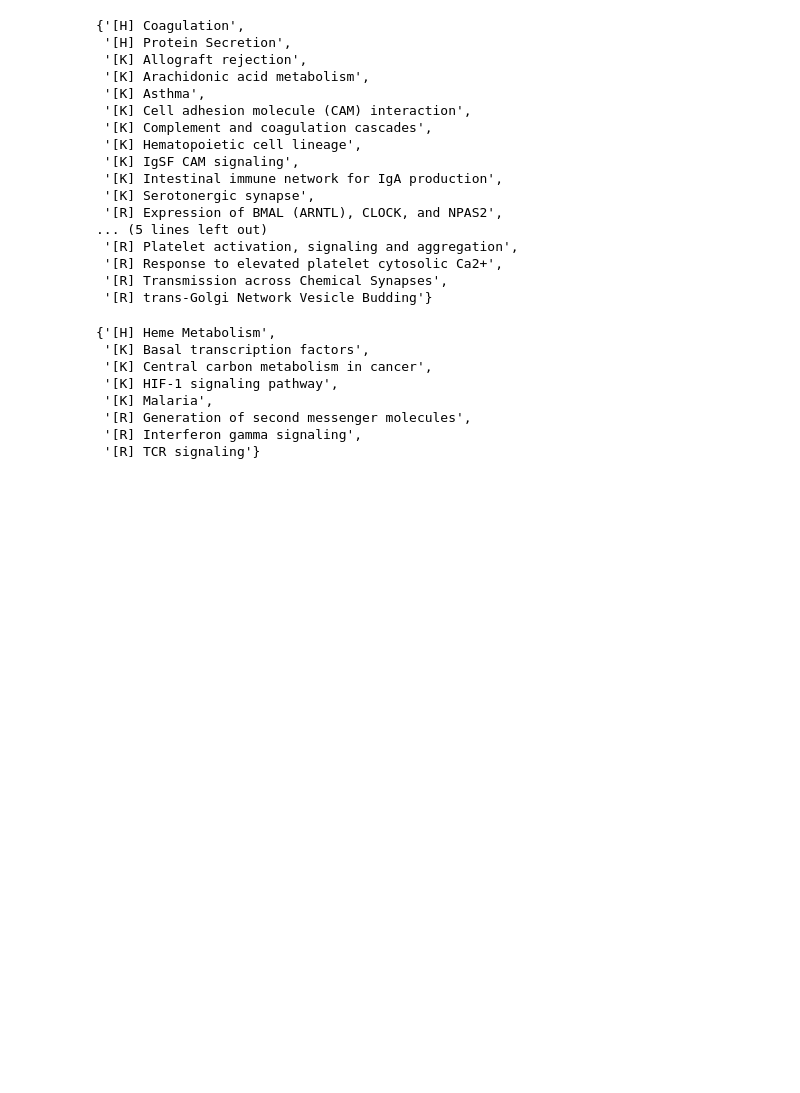
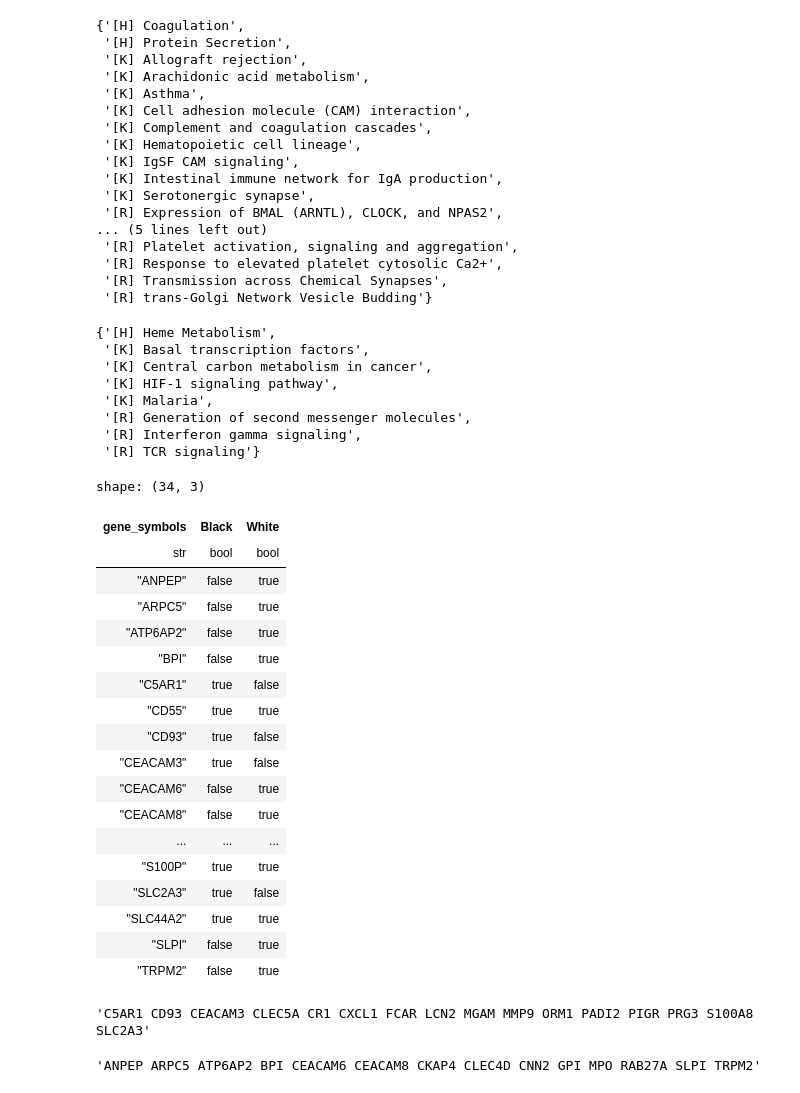
Before and after one commit to PNNL-CompBio/amlMultidrugResistance, a Jupyter notebook: aml_outcome_disparities/analysis/mutations/7b_pathway_enrichment_summary.ipynb, the cells around one changed output. Drawn from its saved outputs; the diff is of its cells as text; code cells hidden in the pictures; blank space fills up the shorter version.

```diff
--- a/aml_outcome_disparities/analysis/mutations/7b_pathway_enrichment_summary.ipynb
+++ b/aml_outcome_disparities/analysis/mutations/7b_pathway_enrichment_summary.ipynb
@@ -762,3 +764,82 @@ set(y.filter((pl.col("population") == "White") & (pl.col("direction") == "down")
  '[R] Generation of second messenger molecules',
  '[R] Interferon gamma signaling',
  '[R] TCR signaling'}
+# %%
+with pl.Config(set_tbl_rows=40):
+    z = (
+        all_pathways
+        .filter(
+            (pl.col("mutation_comparison") == "FLT3-ITDxNPM1-WT")
+            & (pl.col("pathway_name") == "[R] Neutrophil degranulation")
+            & (pl.col("direction") == "down")
+            & (pl.col("omics_type").is_in(["Transcriptomics", "Proteomics"]))
+        )
+        .select(
+            "population",
+            (
+                pl.col("gene_symbols")
+                .str.split("/")
+            )
+        )
+        .explode("gene_symbols")
+        .group_by(
+            "population",
+            "gene_symbols"
+        )
+        .agg()
+        .sort(
+            "population",
+            "gene_symbols"
+        )
+        .group_by("gene_symbols")
+        .agg(
+            (pl.col("population") == "Black").any().alias("Black"),
+            (pl.col("population") == "White").any().alias("White"),
+        )
+        .sort("gene_symbols")
+    )
+    display(z)
+# %% [output]
+shape: (34, 3)
+| gene_symbols | Black | White |
+| str | bool | bool |
+| "ANPEP" | false | true |
+| "ARPC5" | false | true |
+| "ATP6AP2" | false | true |
+| "BPI" | false | true |
+| "C5AR1" | true | false |
+| "CD55" | true | true |
+| "CD93" | true | false |
+| "CEACAM3" | true | false |
+| "CEACAM6" | false | true |
+| "CEACAM8" | false | true |
+| ... | ... | ... |
+| "S100P" | true | true |
+| "SLC2A3" | true | false |
+| "SLC44A2" | true | true |
+| "SLPI" | false | true |
+| "TRPM2" | false | true |
+# %%
+" ".join(
+    z
+    .filter(
+        pl.col("Black")
+        & (pl.col("Black") ^ pl.col("White"))
+    )
+    ["gene_symbols"]
+    .to_list()
+)
+# %% [output]
+'C5AR1 CD93 CEACAM3 CLEC5A CR1 CXCL1 FCAR LCN2 MGAM MMP9 ORM1 PADI2 PIGR PRG3 S100A8 SLC2A3'
+# %%
+" ".join(
+    z
+    .filter(
+        pl.col("White")
+        & (pl.col("Black") ^ pl.col("White"))
+    )
+    ["gene_symbols"]
+    .to_list()
+)
+# %% [output]
+'ANPEP ARPC5 ATP6AP2 BPI CEACAM6 CEACAM8 CKAP4 CLEC4D CNN2 GPI MPO RAB27A SLPI TRPM2'
```
Also changed, not shown: parts of 6 cells of this notebook.
